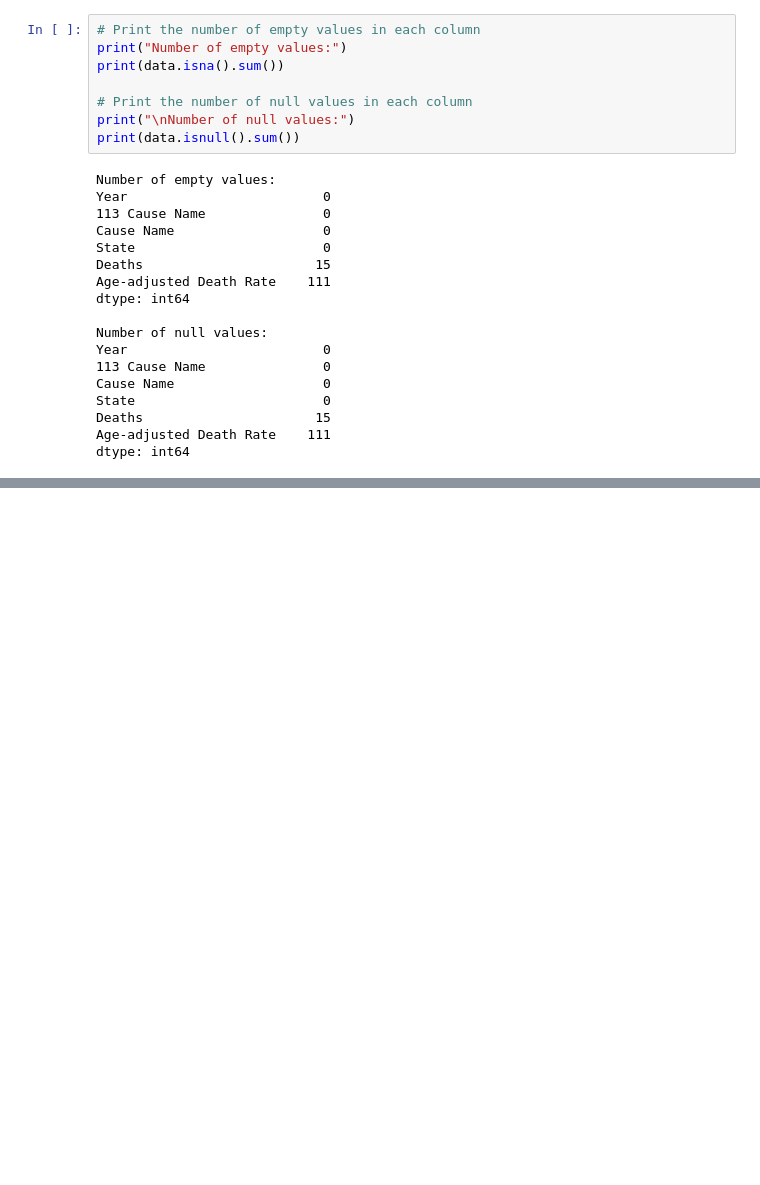
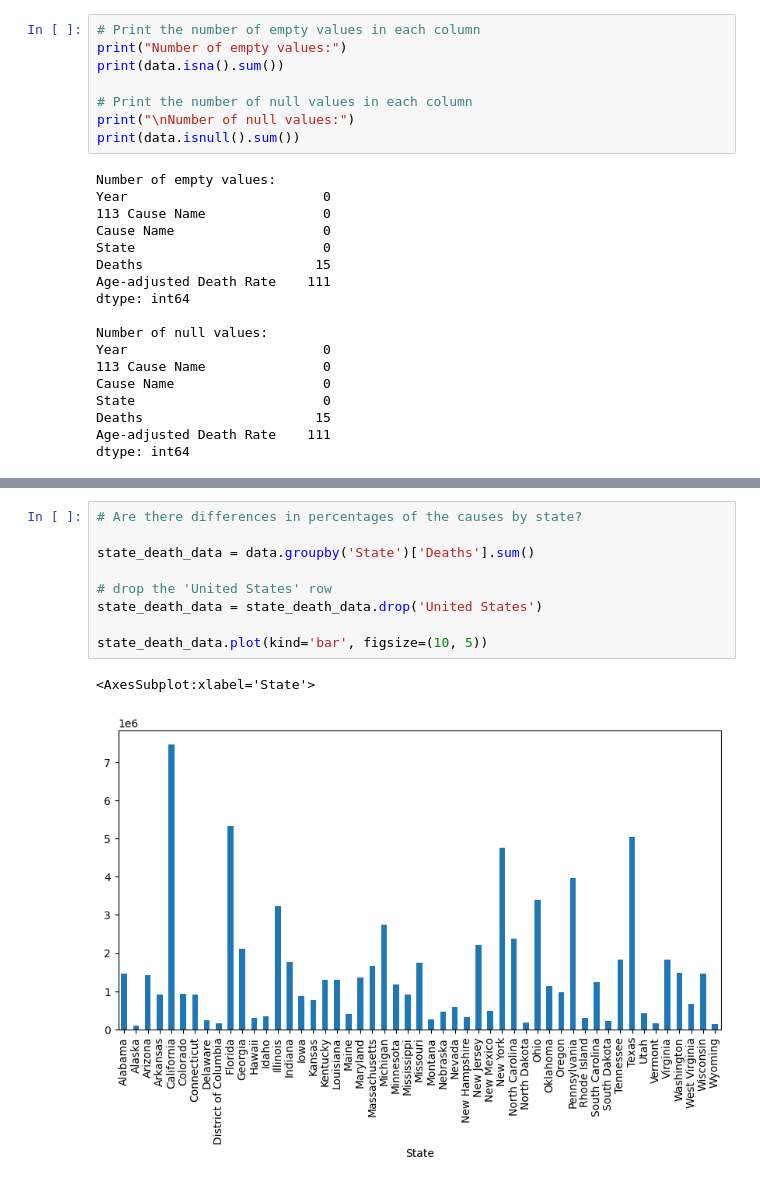
Before and after one commit to mattlehrer/research_methods_assignment_6, a Jupyter notebook: Assignment6_Group_C.ipynb, the cells around one changed output, grey strips where cells are left out. Saved outputs shown, nothing was run; the diff lists cells and outputs as text; blank space fills up the shorter version.

```diff
--- a/Assignment6_Group_C.ipynb
+++ b/Assignment6_Group_C.ipynb
@@ -84,0 +108,12 @@ dtype: int64
+# %%
+# Are there differences in percentages of the causes by state?
+
+state_death_data = data.groupby('State')['Deaths'].sum()
+
+# drop the 'United States' row
+state_death_data = state_death_data.drop('United States')
+
+state_death_data.plot(kind='bar', figsize=(10, 5))
+# %% [output]
+<AxesSubplot:xlabel='State'>
+[figure, added]
```
Also changed, not shown: parts of 9 cells of this notebook.
